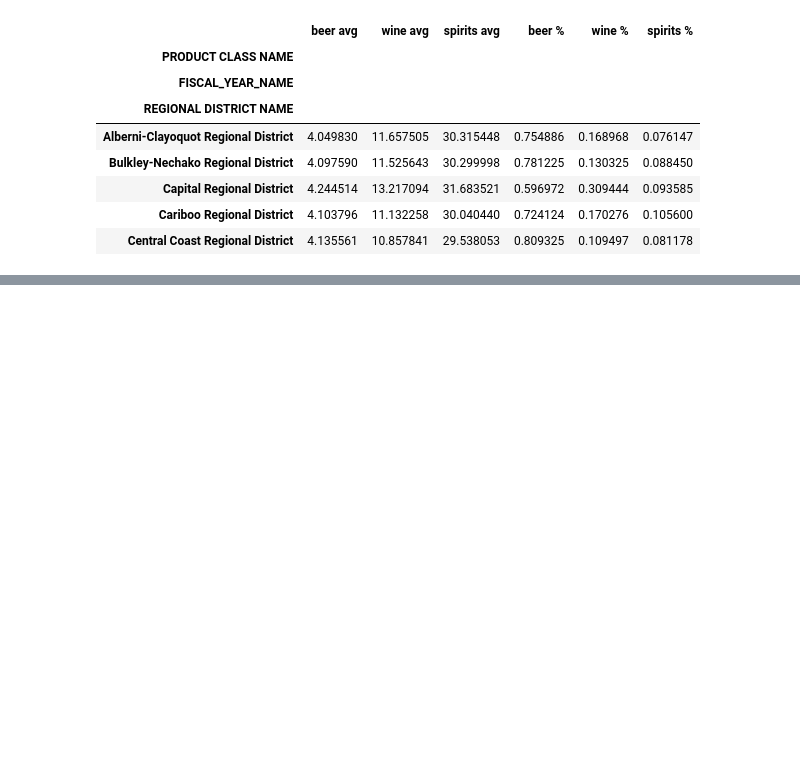
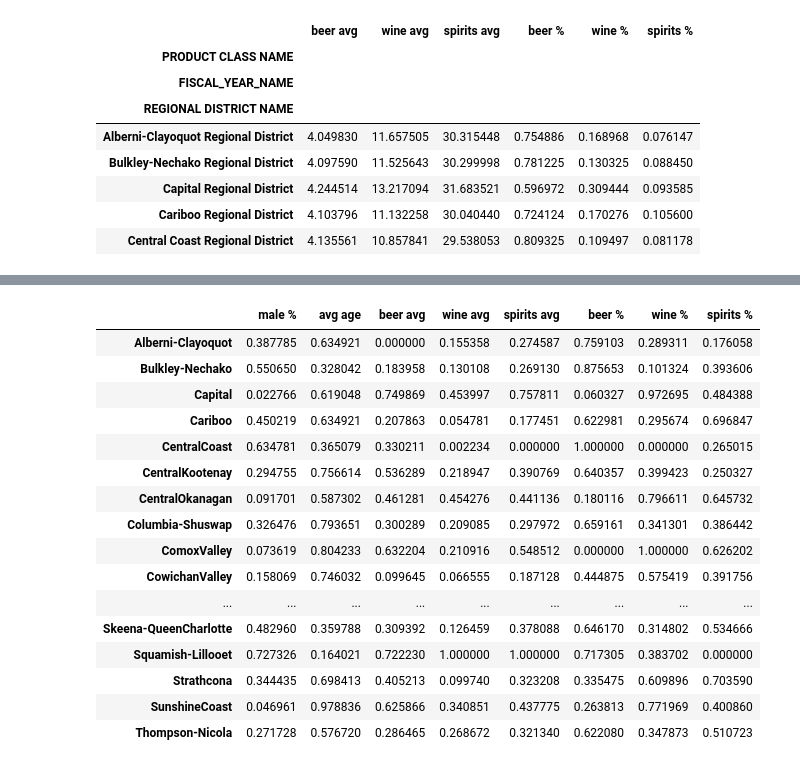
Before and after one commit to b00z3/B00z3, a Jupyter notebook: BCLiquor.ipynb, the cells around one changed output, grey strips where cells are left out. Cells and saved outputs as stored; diff of their text form; code cells hidden in the pictures; blank space fills up the shorter version.

```diff
--- a/BCLiquor.ipynb
+++ b/BCLiquor.ipynb
@@ -269,0 +306,44 @@ filcensus.head()
+# %%
+minn = all_data['spirits %'].min()
+maxx = all_data['spirits %'].max()
+
+f = lambda x: (x - minn)/(maxx - minn)
+
+all_data['spirits %'] = all_data['spirits %'].map(f)
+# %%
+all_data.rename(columns={ all_data.columns[0]: "male %" }, inplace = True)
+# %%
+all_data.rename(columns={ all_data.columns[1]: "avg age" }, inplace = True)
+# %%
+minn = all_data['male %'].min()
+maxx = all_data['male %'].max()
+
+f = lambda x: (x - minn)/(maxx - minn)
+
+all_data['male %'] = all_data['male %'].map(f)
+# %%
+minn = all_data['avg age'].min()
+maxx = all_data['avg age'].max()
+
+f = lambda x: (x - minn)/(maxx - minn)
+
+all_data['avg age'] = all_data['avg age'].map(f)
+all_data
+# %% [output]
+|  | male % | avg age | beer avg | wine avg | spirits avg | beer % | wine % | spirits % |
+| Alberni-Clayoquot | 0.387785 | 0.634921 | 0.000000 | 0.155358 | 0.274587 | 0.759103 | 0.289311 | 0.176058 |
+| Bulkley-Nechako | 0.550650 | 0.328042 | 0.183958 | 0.130108 | 0.269130 | 0.875653 | 0.101324 | 0.393606 |
+| Capital | 0.022766 | 0.619048 | 0.749869 | 0.453997 | 0.757811 | 0.060327 | 0.972695 | 0.484388 |
+| Cariboo | 0.450219 | 0.634921 | 0.207863 | 0.054781 | 0.177451 | 0.622981 | 0.295674 | 0.696847 |
+| CentralCoast | 0.634781 | 0.365079 | 0.330211 | 0.002234 | 0.000000 | 1.000000 | 0.000000 | 0.265015 |
+| CentralKootenay | 0.294755 | 0.756614 | 0.536289 | 0.218947 | 0.390769 | 0.640357 | 0.399423 | 0.250327 |
+| CentralOkanagan | 0.091701 | 0.587302 | 0.461281 | 0.454276 | 0.441136 | 0.180116 | 0.796611 | 0.645732 |
+| Columbia-Shuswap | 0.326476 | 0.793651 | 0.300289 | 0.209085 | 0.297972 | 0.659161 | 0.341301 | 0.386442 |
+| ComoxValley | 0.073619 | 0.804233 | 0.632204 | 0.210916 | 0.548512 | 0.000000 | 1.000000 | 0.626202 |
+| CowichanValley | 0.158069 | 0.746032 | 0.099645 | 0.066555 | 0.187128 | 0.444875 | 0.575419 | 0.391756 |
+| ... | ... | ... | ... | ... | ... | ... | ... | ... |
+| Skeena-QueenCharlotte | 0.482960 | 0.359788 | 0.309392 | 0.126459 | 0.378088 | 0.646170 | 0.314802 | 0.534666 |
+| Squamish-Lillooet | 0.727326 | 0.164021 | 0.722230 | 1.000000 | 1.000000 | 0.717305 | 0.383702 | 0.000000 |
+| Strathcona | 0.344435 | 0.698413 | 0.405213 | 0.099740 | 0.323208 | 0.335475 | 0.609896 | 0.703590 |
+| SunshineCoast | 0.046961 | 0.978836 | 0.625866 | 0.340851 | 0.437775 | 0.263813 | 0.771969 | 0.400860 |
+| Thompson-Nicola | 0.271728 | 0.576720 | 0.286465 | 0.268672 | 0.321340 | 0.622080 | 0.347873 | 0.510723 |
```
Also changed, not shown: parts of 31 cells of this notebook, 1 other file.
